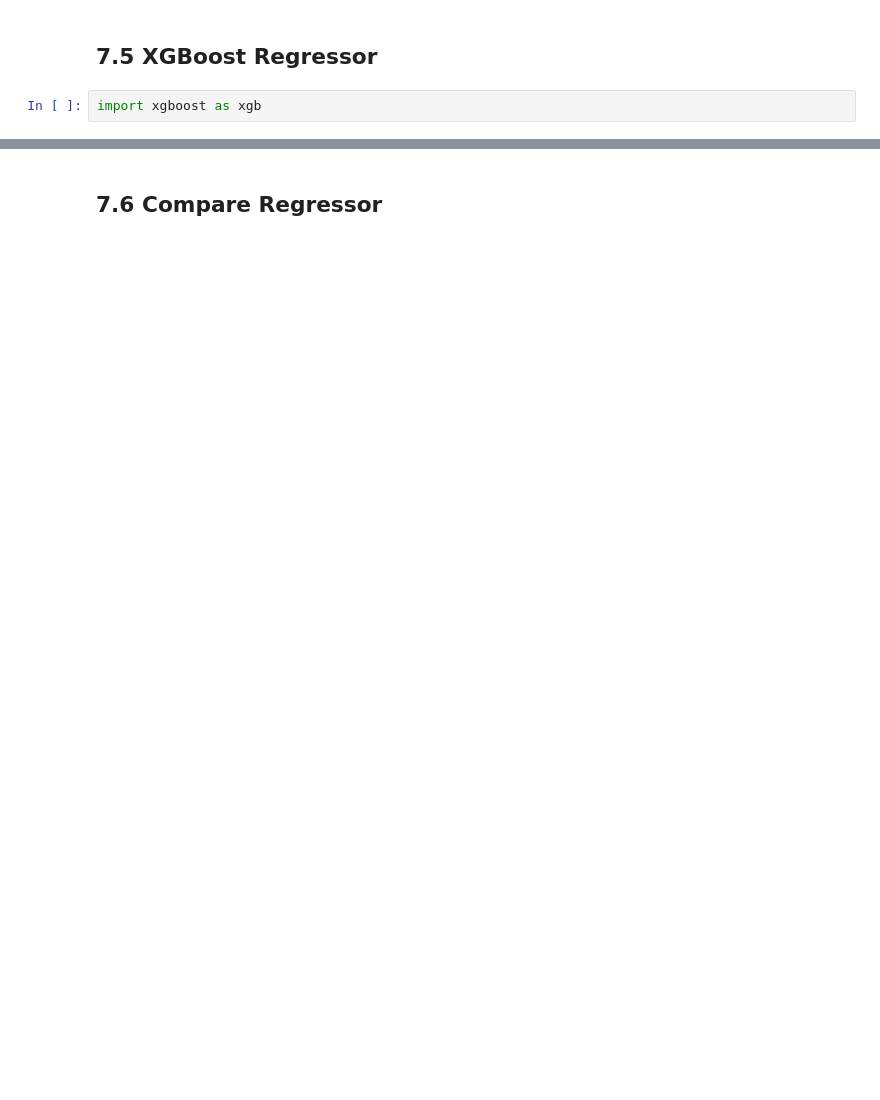
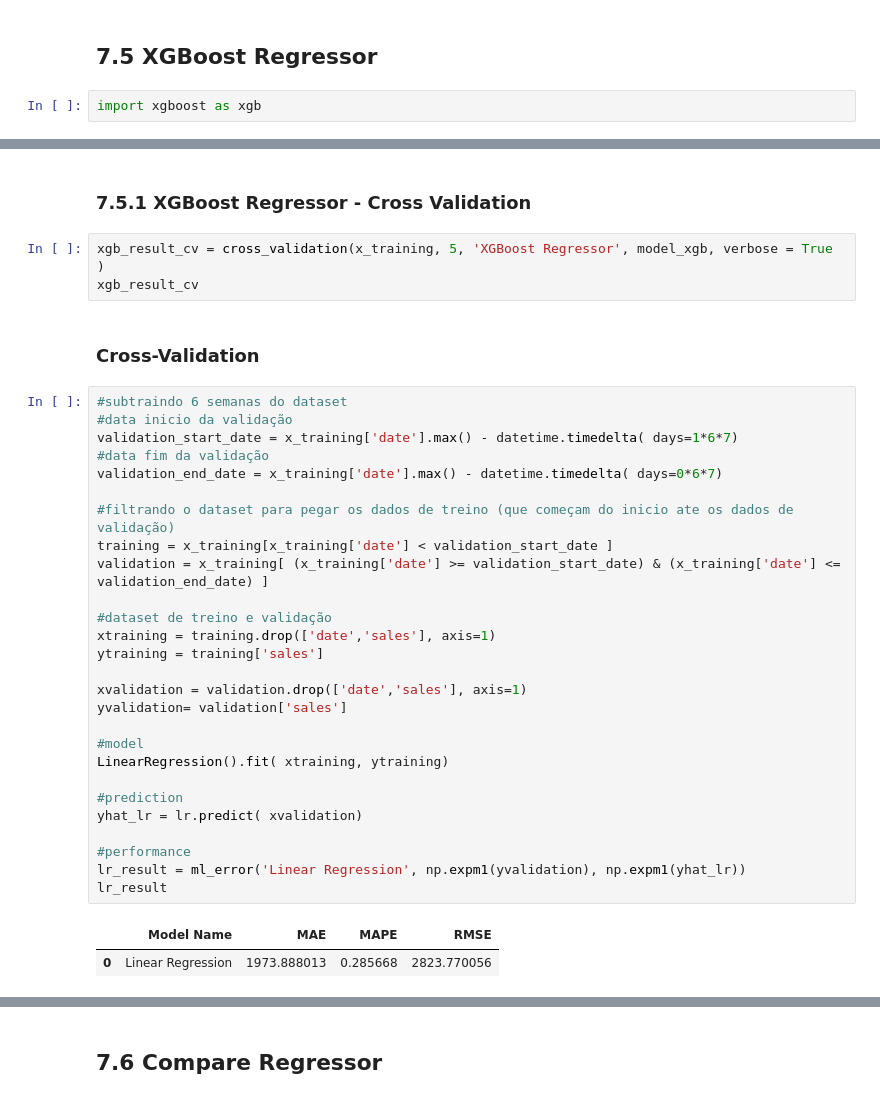
Before and after one commit to laaisfmaia/projeto-ds-em-producao, a Jupyter notebook: mod_7_Machine_Learning_modelling.ipynb, the cells around one changed output, grey strips where cells are left out. Saved outputs shown, nothing was run; the diff lists cells and outputs as text; blank space fills up the shorter version.

```diff
--- a/mod_7_Machine_Learning_modelling.ipynb
+++ b/mod_7_Machine_Learning_modelling.ipynb
@@ -1642,0 +1713,37 @@ xgb_result
+# %% [markdown]
+### 7.5.1 XGBoost Regressor - Cross Validation
+# %%
+xgb_result_cv = cross_validation(x_training, 5, 'XGBoost Regressor', model_xgb, verbose = True )
+xgb_result_cv
+# %% [markdown]
+### Cross-Validation
+# %%
+#subtraindo 6 semanas do dataset
+#data inicio da validação
+validation_start_date = x_training['date'].max() - datetime.timedelta( days=1*6*7)
+#data fim da validação
+validation_end_date = x_training['date'].max() - datetime.timedelta( days=0*6*7)
+
+#filtrando o dataset para pegar os dados de treino (que começam do inicio ate os dados de validação)
+training = x_training[x_training['date'] < validation_start_date ]
+validation = x_training[ (x_training['date'] >= validation_start_date) & (x_training['date'] <= validation_end_date) ]
+
+#dataset de treino e validação
+xtraining = training.drop(['date','sales'], axis=1)
+ytraining = training['sales']
+
+xvalidation = validation.drop(['date','sales'], axis=1)
+yvalidation= validation['sales']
+
+#model
+LinearRegression().fit( xtraining, ytraining)
+
+#prediction
+yhat_lr = lr.predict( xvalidation)
+
+#performance
+lr_result = ml_error('Linear Regression', np.expm1(yvalidation), np.expm1(yhat_lr))
+lr_result
+# %% [output]
+|  | Model Name | MAE | MAPE | RMSE |
+| 0 | Linear Regression | 1973.888013 | 0.285668 | 2823.770056 |
```
Also changed, not shown: parts of 20 cells of this notebook.
